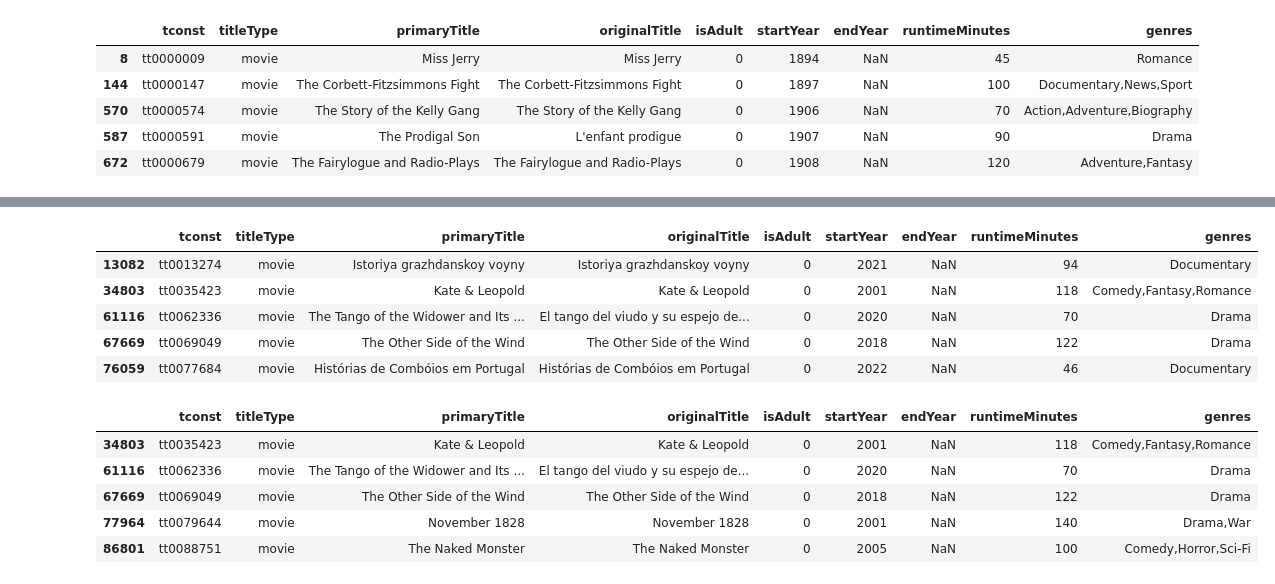
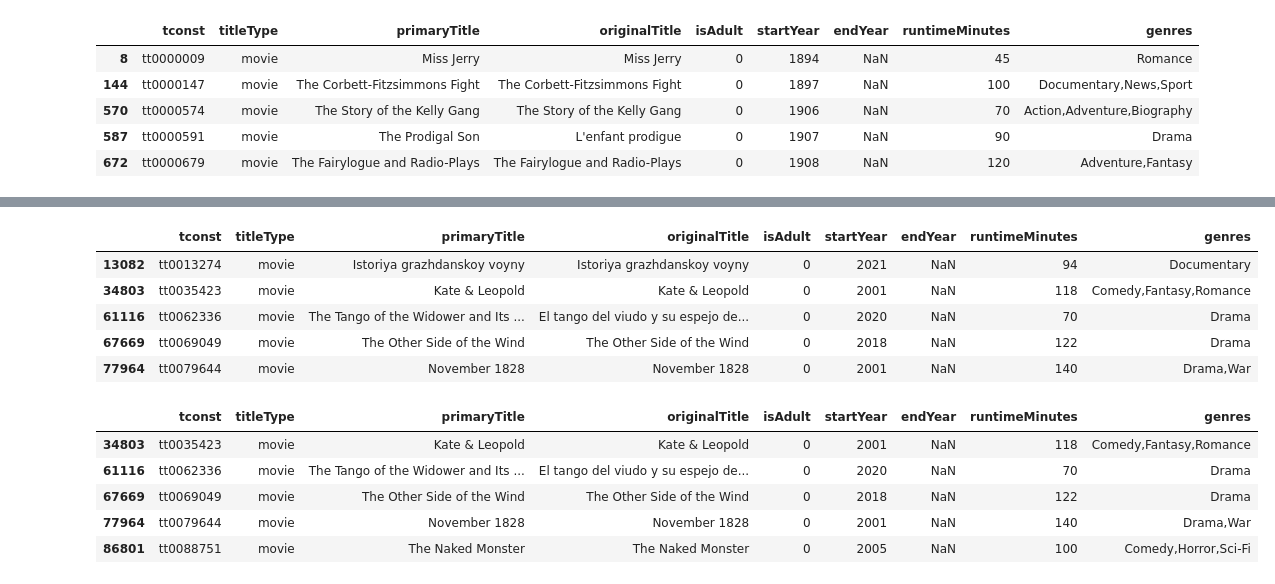
Before and after one commit to jcowart1987/Project-3, a Jupyter notebook: Project 3 Part 1.ipynb, the cells around one changed output, grey strips where cells are left out. Drawn from its saved outputs; the diff is of its cells as text; code cells hidden in the pictures.

Commit message:
Feedback update
Removed Nas, filtered years, filtered for US

```diff
--- a/Project 3 Part 1.ipynb
+++ b/Project 3 Part 1.ipynb
@@ -102,15 +106,15 @@ basics['startYear'].value_counts()
 1894        1
 Name: startYear, Length: 130, dtype: int64
 # %%
-basics = basics.loc[basics['startYear'] >= '2000']
+basics = basics[(basics['startYear'] >= '2000') & (basics['startYear'] <= '2021')]
 basics.head()
 # %% [output]
 |  | tconst | titleType | primaryTitle | originalTitle | isAdult | startYear | endYear | runtimeMinutes | genres |
 | 13082 | tt0013274 | movie | Istoriya grazhdanskoy voyny | Istoriya grazhdanskoy voyny | 0 | 2021 | NaN | 94 | Documentary |
 | 34803 | tt0035423 | movie | Kate & Leopold | Kate & Leopold | 0 | 2001 | NaN | 118 | Comedy,Fantasy,Romance |
 | 61116 | tt0062336 | movie | The Tango of the Widower and Its ... | El tango del viudo y su espejo de... | 0 | 2020 | NaN | 70 | Drama |
 | 67669 | tt0069049 | movie | The Other Side of the Wind | The Other Side of the Wind | 0 | 2018 | NaN | 122 | Drama |
-| 76059 | tt0077684 | movie | Histórias de Combóios em Portugal | Histórias de Combóios em Portugal | 0 | 2022 | NaN | 46 | Documentary |
+| 77964 | tt0079644 | movie | November 1828 | November 1828 | 0 | 2001 | NaN | 140 | Drama,War |
 # %%
 is_documentary = basics['genres'].str.contains('documentary', case=False)
 basics = basics[~is_documentary]
```
Also changed, not shown: parts of 23 cells of this notebook, 3 other files.
